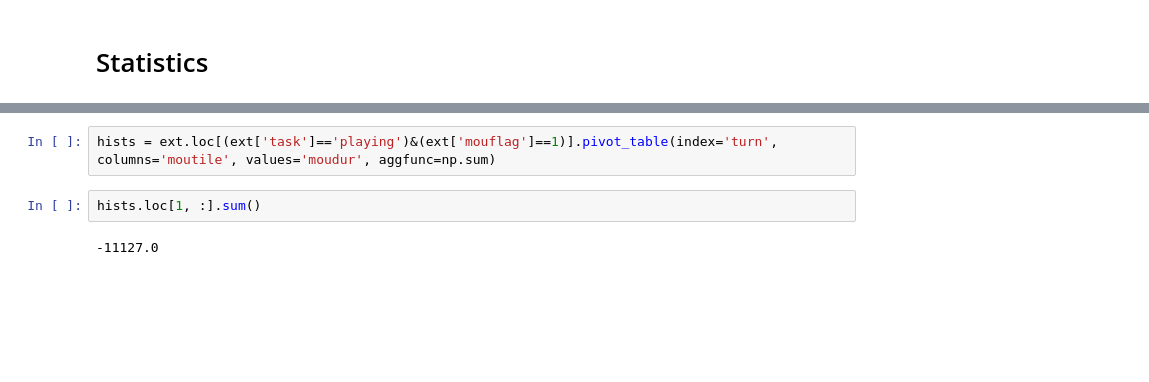
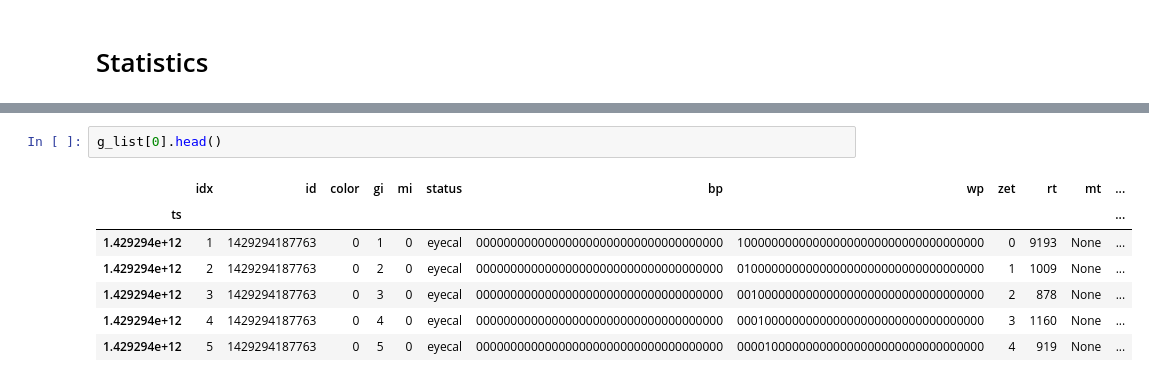
Before and after one commit to galbiati/mnk-cleaning-analysis, a Jupyter notebook: 2_eye/FINAL.ipynb, the cells around one changed output, grey strips where cells are left out. Drawn from its saved outputs; the diff is of its cells as text; blank space fills up the shorter version.

```diff
--- a/2_eye/FINAL.ipynb
+++ b/2_eye/FINAL.ipynb
@@ -197,6 +413,10 @@ ext.loc[(ext['task']=='playing')&(ext['mouflag']==1)&(ext['turn']==2), :]
-# %%
-hists = ext.loc[(ext['task']=='playing')&(ext['mouflag']==1)].pivot_table(index='turn', columns='moutile', values='moudur', aggfunc=np.sum)
-# %%
-hists.loc[1, :].sum()
-# %% [output]
--11127.0
+# %%
+g_list[0].head()
+# %% [output]
+|  | idx | id | color | gi | mi | status | bp | wp | zet | rt | mt | ... |
+| ts |  |  |  |  |  |  |  |  |  |  |  | ... |
+| 1.429294e+12 | 1 | 1429294187763 | 0 | 1 | 0 | eyecal | 000000000000000000000000000000000000 | 100000000000000000000000000000000000 | 0 | 9193 | None | ... |
+| 1.429294e+12 | 2 | 1429294187763 | 0 | 2 | 0 | eyecal | 000000000000000000000000000000000000 | 010000000000000000000000000000000000 | 1 | 1009 | None | ... |
+| 1.429294e+12 | 3 | 1429294187763 | 0 | 3 | 0 | eyecal | 000000000000000000000000000000000000 | 001000000000000000000000000000000000 | 2 | 878 | None | ... |
+| 1.429294e+12 | 4 | 1429294187763 | 0 | 4 | 0 | eyecal | 000000000000000000000000000000000000 | 000100000000000000000000000000000000 | 3 | 1160 | None | ... |
+| 1.429294e+12 | 5 | 1429294187763 | 0 | 5 | 0 | eyecal | 000000000000000000000000000000000000 | 000010000000000000000000000000000000 | 4 | 919 | None | ... |
```
Also changed, not shown: parts of 21 cells of this notebook.
